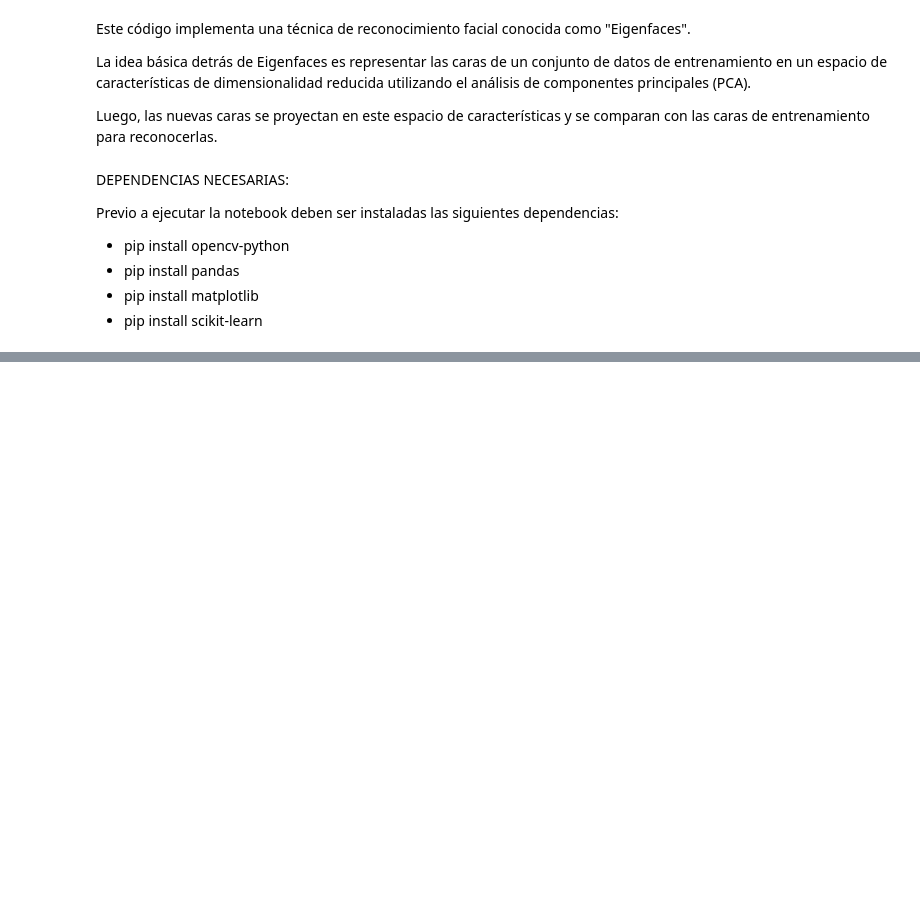
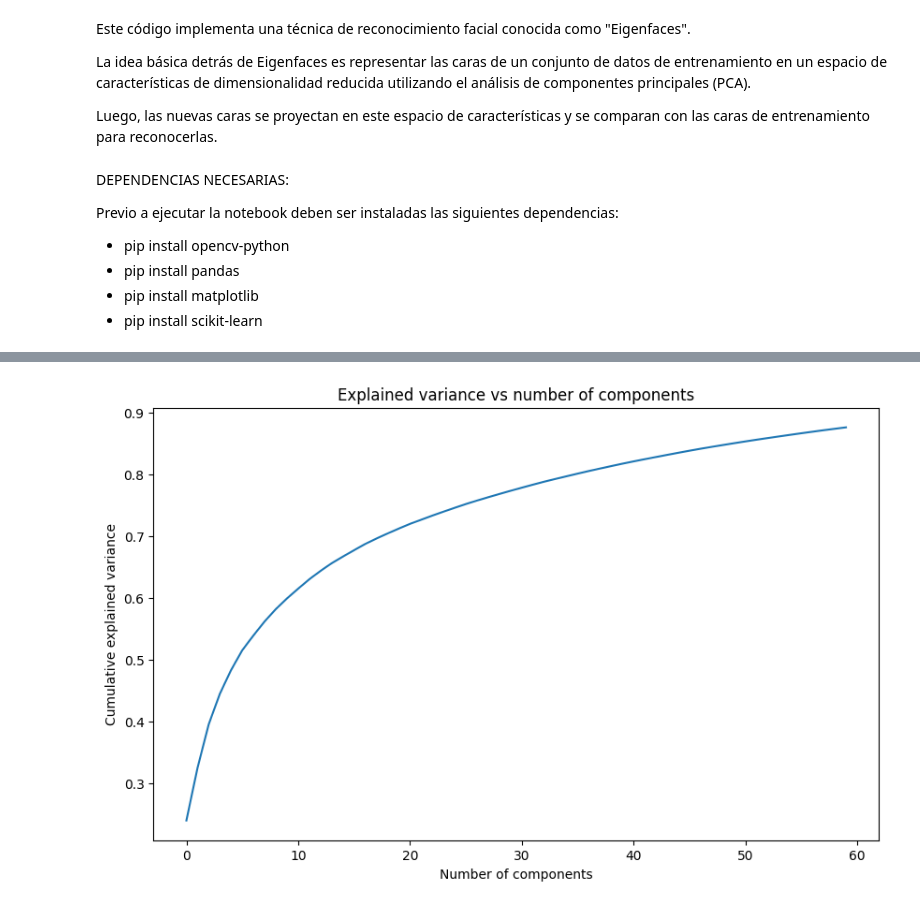
Before and after one commit to fechhh/NuestrasCaras, a Jupyter notebook: Main.ipynb, the cells around one changed output, grey strips where cells are left out. Cells and saved outputs as stored; diff of their text form; code cells hidden in the pictures; blank space fills up the shorter version.

```diff
--- a/Main.ipynb
+++ b/Main.ipynb
@@ -76,0 +75,22 @@ KeyboardInterrupt:
+# %%
+#********************************************************************************************************************
+#                    PCA
+#********************************************************************************************************************
+# Se aplica PCA a las imagenes
+# IMPORTANTE! al aumentar el nro de componentes tambien aumenta la precision en la comparacion de imagenes para la clasificacion al final de la notebook!
+# Tiene sentido porque aumento el porcentaje de variabilidad explicada por las componentes, acercandome mas a la realidad
+n_pca = 60
+pca = PCA(n_components=n_pca).fit(greyscale_values)
+
+eigenfaces = pca.components_
+varianza_explicada = pca.explained_variance_ratio_
+
+# plot explained variance (grafico continuo)
+plt.figure(figsize=(10, 6))
+plt.plot(np.cumsum(varianza_explicada))
+plt.xlabel('Number of components')
+plt.ylabel('Cumulative explained variance')
+plt.title('Explained variance vs number of components')
+plt.show()
+# %% [output]
+[figure, added]
```
Also changed, not shown: parts of 8 cells of this notebook, 1 other file.
